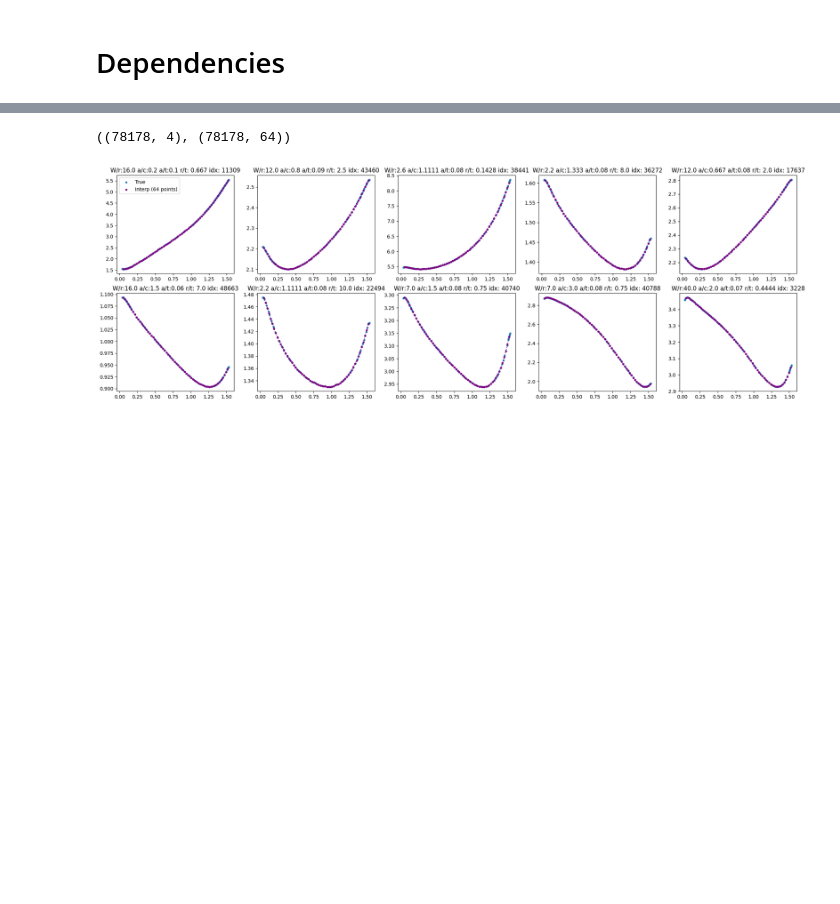
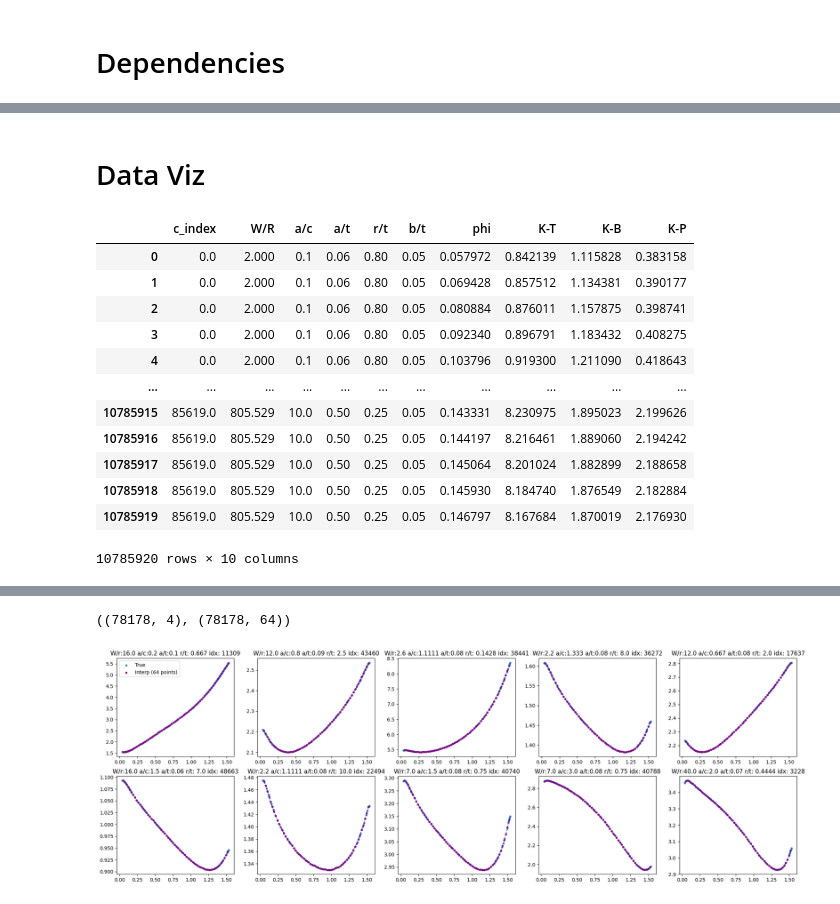
Before and after one commit to tgautam03/SIFBench, a Jupyter notebook: nb_final/Corner_Crack_CS4_Th.ipynb, the cells around one changed output, grey strips where cells are left out. Drawn from its saved outputs; the diff is of its cells as text; code cells hidden in the pictures; blank space fills up the shorter version.

```diff
--- a/nb_final/Corner_Crack_CS4_Th.ipynb
+++ b/nb_final/Corner_Crack_CS4_Th.ipynb
@@ -78,0 +161,19 @@ Different r/t values:  [ 0.1     0.111   0.125   0.1428  0.1667  0.2     0.25
+# %% [markdown]
+# Data Viz
+# %%
+df = pd.read_csv("../files/data/FINAL_CSV/CORNER_CRACK_CS4_THROUGH_CS_THICKNESS.csv")
+df
+# %% [output]
+|  | c_index | W/R | a/c | a/t | r/t | b/t | phi | K-T | K-B | K-P |
+| 0 | 0.0 | 2.000 | 0.1 | 0.06 | 0.80 | 0.05 | 0.057972 | 0.842139 | 1.115828 | 0.383158 |
+| 1 | 0.0 | 2.000 | 0.1 | 0.06 | 0.80 | 0.05 | 0.069428 | 0.857512 | 1.134381 | 0.390177 |
+| 2 | 0.0 | 2.000 | 0.1 | 0.06 | 0.80 | 0.05 | 0.080884 | 0.876011 | 1.157875 | 0.398741 |
+| 3 | 0.0 | 2.000 | 0.1 | 0.06 | 0.80 | 0.05 | 0.092340 | 0.896791 | 1.183432 | 0.408275 |
+| 4 | 0.0 | 2.000 | 0.1 | 0.06 | 0.80 | 0.05 | 0.103796 | 0.919300 | 1.211090 | 0.418643 |
+| ... | ... | ... | ... | ... | ... | ... | ... | ... | ... | ... |
+| 10785915 | 85619.0 | 805.529 | 10.0 | 0.50 | 0.25 | 0.05 | 0.143331 | 8.230975 | 1.895023 | 2.199626 |
+| 10785916 | 85619.0 | 805.529 | 10.0 | 0.50 | 0.25 | 0.05 | 0.144197 | 8.216461 | 1.889060 | 2.194242 |
+| 10785917 | 85619.0 | 805.529 | 10.0 | 0.50 | 0.25 | 0.05 | 0.145064 | 8.201024 | 1.882899 | 2.188658 |
+| 10785918 | 85619.0 | 805.529 | 10.0 | 0.50 | 0.25 | 0.05 | 0.145930 | 8.184740 | 1.876549 | 2.182884 |
+| 10785919 | 85619.0 | 805.529 | 10.0 | 0.50 | 0.25 | 0.05 | 0.146797 | 8.167684 | 1.870019 | 2.176930 |
+10785920 rows × 10 columns
```
Also changed, not shown: parts of 8 cells of this notebook, 12 other files.
